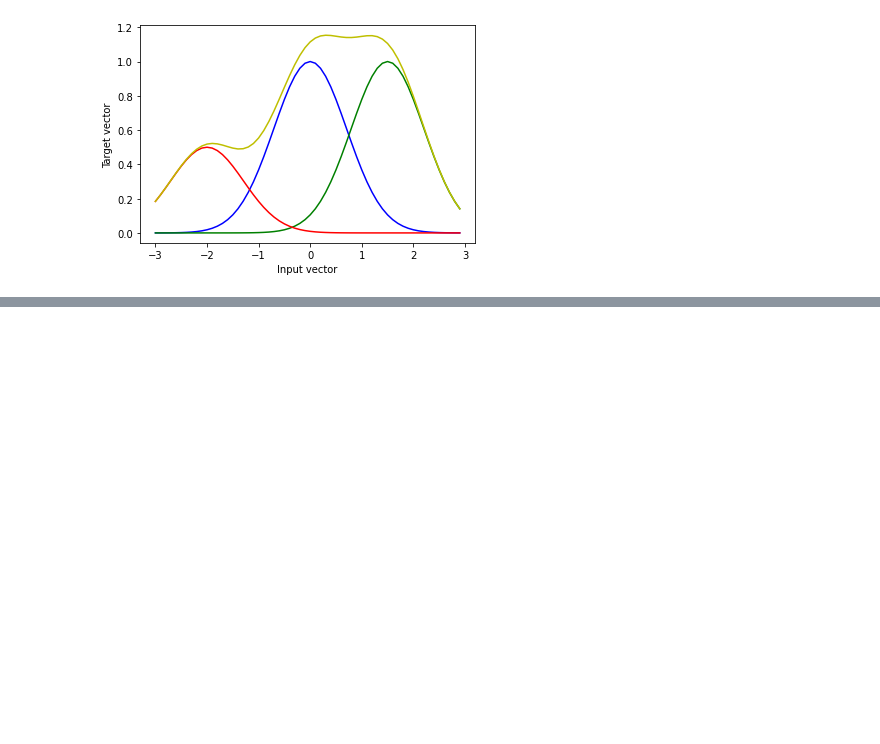
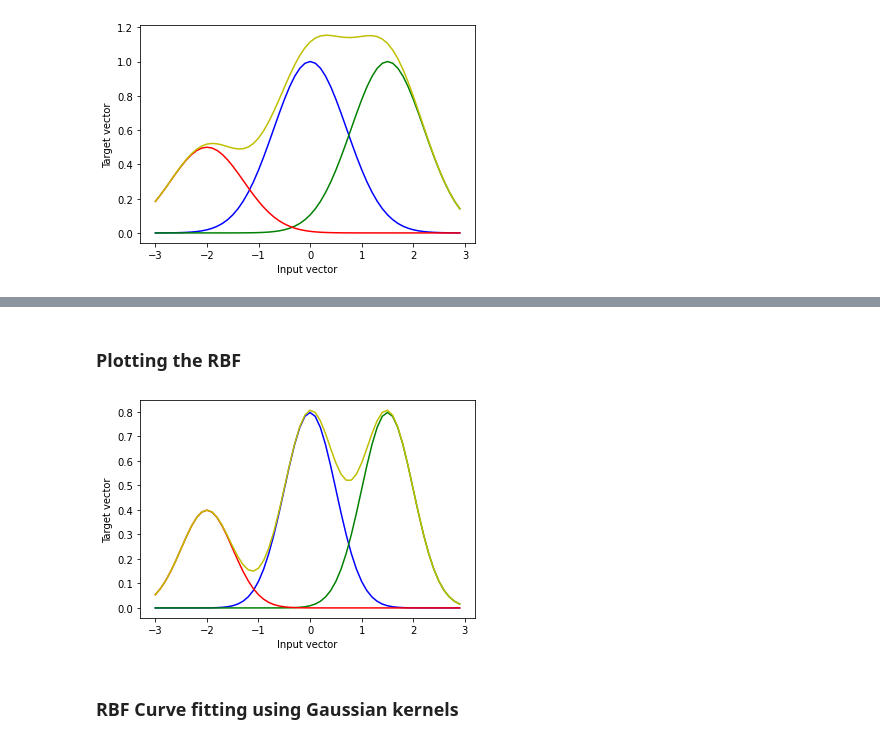
Before and after one commit to smb-h/nn-lab, a Jupyter notebook: src/rbf.ipynb, the cells around one changed output, grey strips where cells are left out. Cells and saved outputs as stored; diff of their text form; code cells hidden in the pictures; blank space fills up the shorter version.

```diff
--- a/src/rbf.ipynb
+++ b/src/rbf.ipynb
@@ -117,0 +114,26 @@ R2: 0.99821174
+# %% [markdown]
+### Plotting the RBF
+# %%
+from scipy.stats import norm
+
+x = np.arange(-3, 3, 0.1)
+y = norm(0, .5)
+
+a1 = y.pdf(x)
+a2 = y.pdf(x - 1.5)
+a3 = .5 * y.pdf(x + 2)
+a4 = a1 + a2 + a3
+
+fig = plt.figure()
+ax = fig.add_subplot(111)
+ax.plot(x, a1, 'b')
+ax.plot(x, a2, 'g')
+ax.plot(x, a3, 'r')
+ax.plot(x, a4, 'y')
+ax.set_xlabel('Input vector')
+ax.set_ylabel('Target vector')
+plt.show()
+# %% [output]
+[figure, added]
+# %% [markdown]
+### RBF Curve fitting using Gaussian kernels
```
Also changed, not shown: parts of 32 cells of this notebook, 1 other file.
